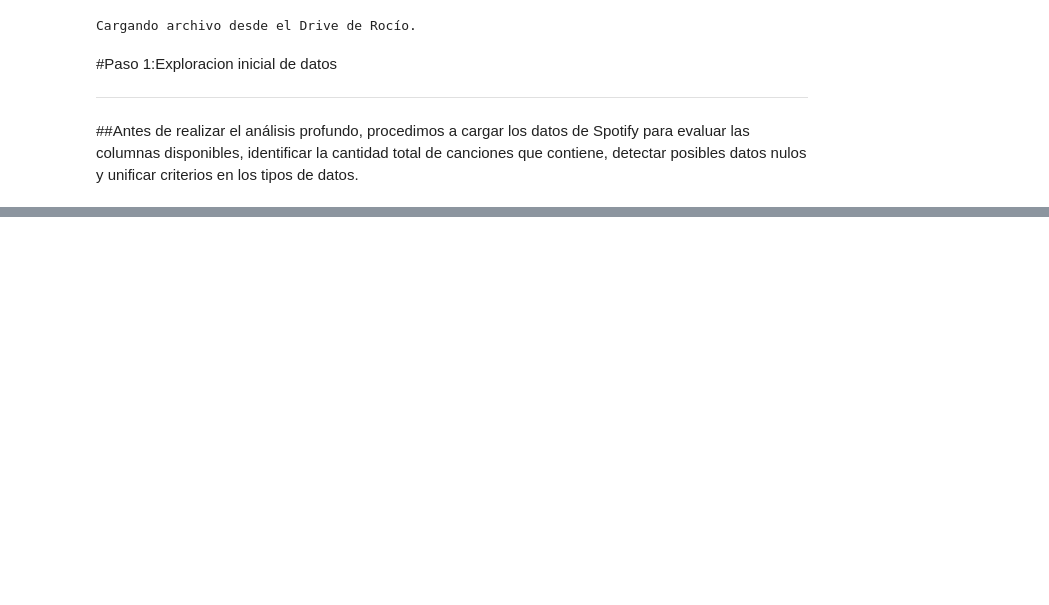
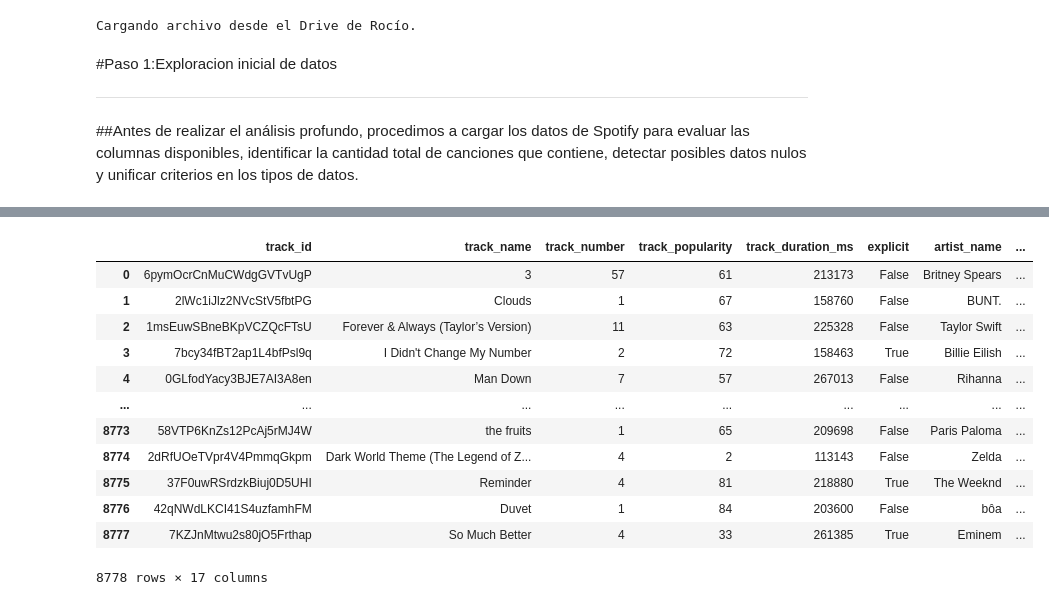
Before and after one commit to OjedaRocio/TP-Grupal-Laboratorio-2C-2026, a Jupyter notebook: TP_Grupal.ipynb, the cells around one changed output, grey strips where cells are left out. Cells and saved outputs as stored; diff of their text form; code cells hidden in the pictures; blank space fills up the shorter version.

```diff
--- a/TP_Grupal.ipynb
+++ b/TP_Grupal.ipynb
@@ -80,0 +146,30 @@ Cargando archivo desde el Drive de Rocío.
+# %%
+#Hacemos unos cambios de y transformacion de datos
+df_analisis = df_spotify.copy()
+
+#Convertimos la duracion en minutos para una mejor lectura.
+df_analisis["Duración_minutos"] = df_analisis["track_duration_ms"] / 60000.0
+
+# Mostrar algunas canciones con su duración (corregido usando df_analisis y los nombres de columnas reales)
+print(
+    df_analisis[["track_name", "album_release_date",
+                 "track_duration_ms", "Duración_minutos"]].head()
+)
+
+# Convertimos la fecha de lanzamiento
+ #coerce, transforma las fechas invalidas en valores nulos, en lugar de interrumpr el codigo
+df_analisis["album_release_date"] = pd.to_datetime(
+    df_analisis["album_release_date"], errors="coerce"
+)
+# Creamos una columna con formato año-mes-día
+df_analisis["fecha_lanzamiento"] = df_analisis["album_release_date"].dt.strftime("%Y-%m-%d")
+
+# Visualizamos los cambios
+print("Primeras fechas convertidas:")
+print(df_analisis[["album_release_date", "fecha_lanzamiento"]].head())
+
+print("\nCantidad de fechas inválidas:")
+print(df_analisis["album_release_date"].isna().sum())
+
+# 5. Guardar el dataset transformado (opcional)
+df_analisis.to_csv("track_data_fechas.csv", index=False)
@@ -80,0 +194,16 @@ Cargando archivo desde el Drive de Rocío.
+# %%
+df_analisis
+# %% [output]
+|  | track_id | track_name | track_number | track_popularity | track_duration_ms | explicit | artist_name | ... |
+| 0 | 6pymOcrCnMuCWdgGVTvUgP | 3 | 57 | 61 | 213173 | False | Britney Spears | ... |
+| 1 | 2lWc1iJlz2NVcStV5fbtPG | Clouds | 1 | 67 | 158760 | False | BUNT. | ... |
+| 2 | 1msEuwSBneBKpVCZQcFTsU | Forever & Always (Taylor’s Version) | 11 | 63 | 225328 | False | Taylor Swift | ... |
+| 3 | 7bcy34fBT2ap1L4bfPsl9q | I Didn't Change My Number | 2 | 72 | 158463 | True | Billie Eilish | ... |
+| 4 | 0GLfodYacy3BJE7AI3A8en | Man Down | 7 | 57 | 267013 | False | Rihanna | ... |
+| ... | ... | ... | ... | ... | ... | ... | ... | ... |
+| 8773 | 58VTP6KnZs12PcAj5rMJ4W | the fruits | 1 | 65 | 209698 | False | Paris Paloma | ... |
+| 8774 | 2dRfUOeTVpr4V4PmmqGkpm | Dark World Theme (The Legend of Z... | 4 | 2 | 113143 | False | Zelda | ... |
+| 8775 | 37F0uwRSrdzkBiuj0D5UHI | Reminder | 4 | 81 | 218880 | True | The Weeknd | ... |
+| 8776 | 42qNWdLKCI41S4uzfamhFM | Duvet | 1 | 84 | 203600 | False | bôa | ... |
+| 8777 | 7KZJnMtwu2s80jO5Frthap | So Much Better | 4 | 33 | 261385 | True | Eminem | ... |
+8778 rows × 17 columns
```
Also changed, not shown: parts of 8 cells of this notebook.
